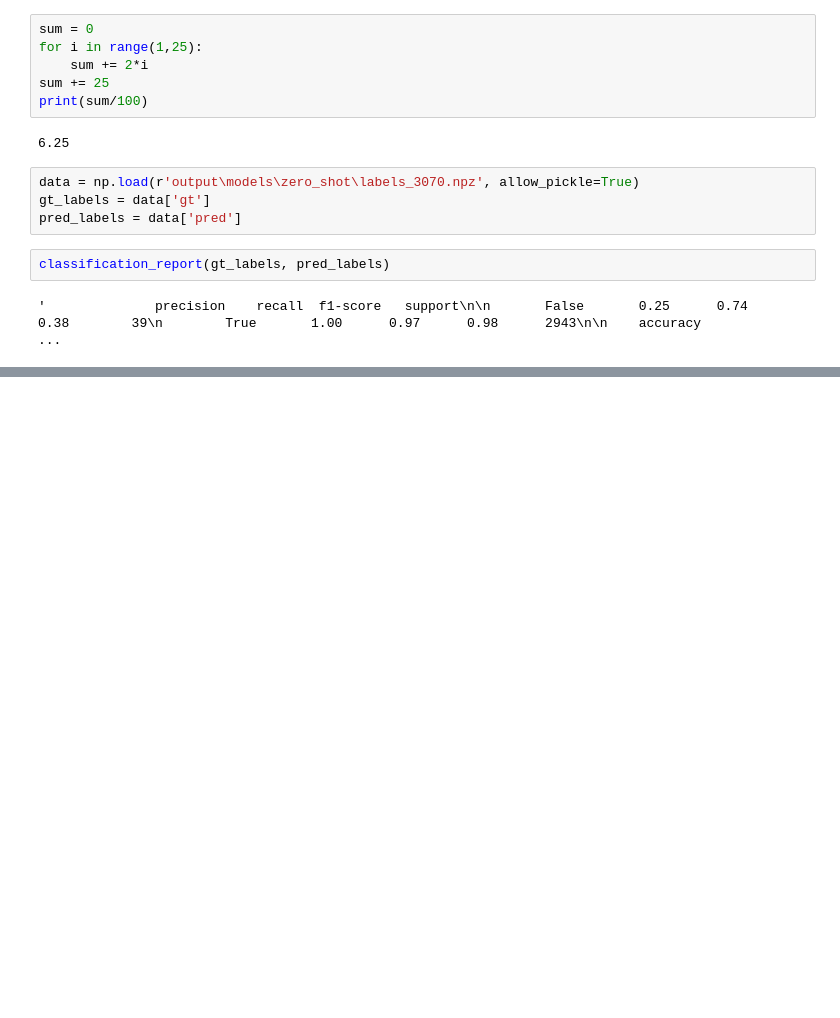
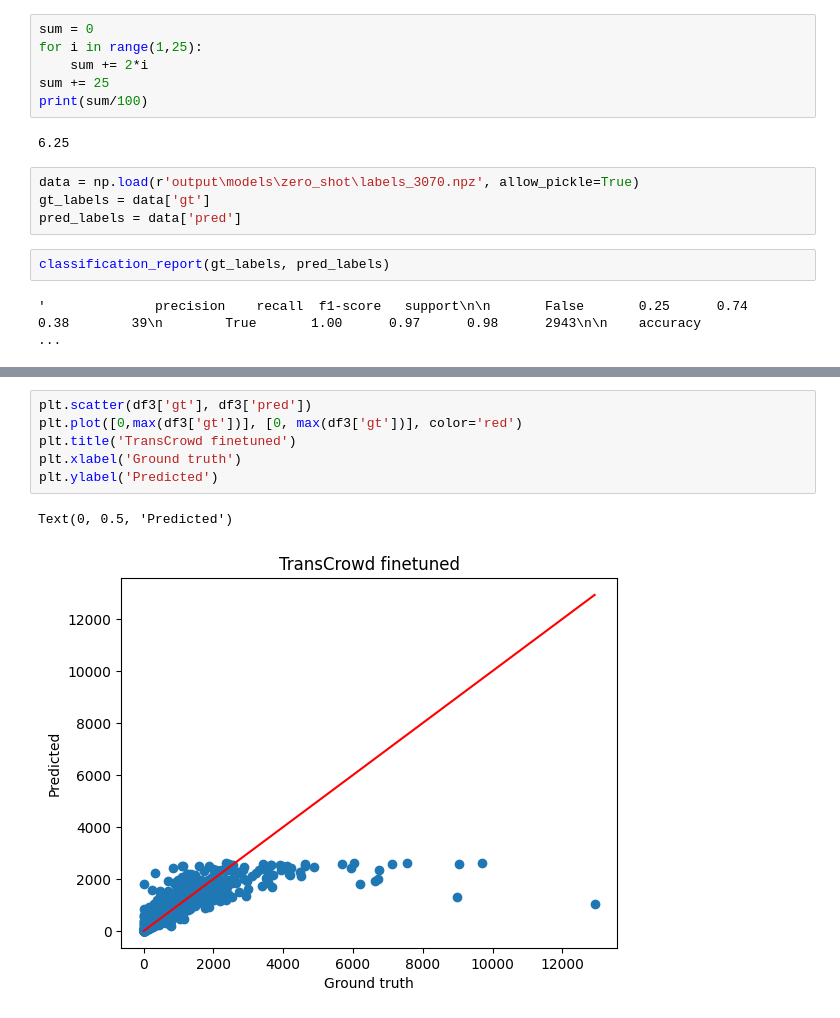
Before and after one commit to wozniakw2002/MSC-thesis, a Jupyter notebook: TransCrowd_test.ipynb, the cells around one changed output, grey strips where cells are left out. Saved outputs shown, nothing was run; the diff lists cells and outputs as text; blank space fills up the shorter version.

```diff
--- a/TransCrowd_test.ipynb
+++ b/TransCrowd_test.ipynb
@@ -271,0 +285,9 @@ print(np.sum(gt_labels != pred_labels))
+# %%
+plt.scatter(df3['gt'], df3['pred'])
+plt.plot([0,max(df3['gt'])], [0, max(df3['gt'])], color='red')
+plt.title('TransCrowd finetuned')
+plt.xlabel('Ground truth')
+plt.ylabel('Predicted')
+# %% [output]
+Text(0, 0.5, 'Predicted')
+[figure, added]
```
Also changed, not shown: parts of 11 cells of this notebook, 6 other files.
